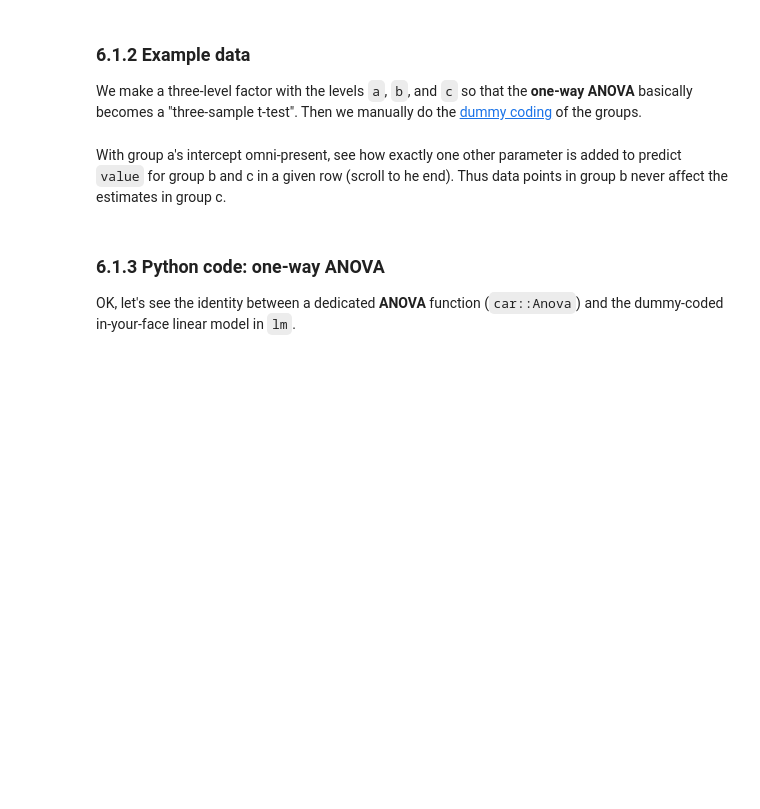
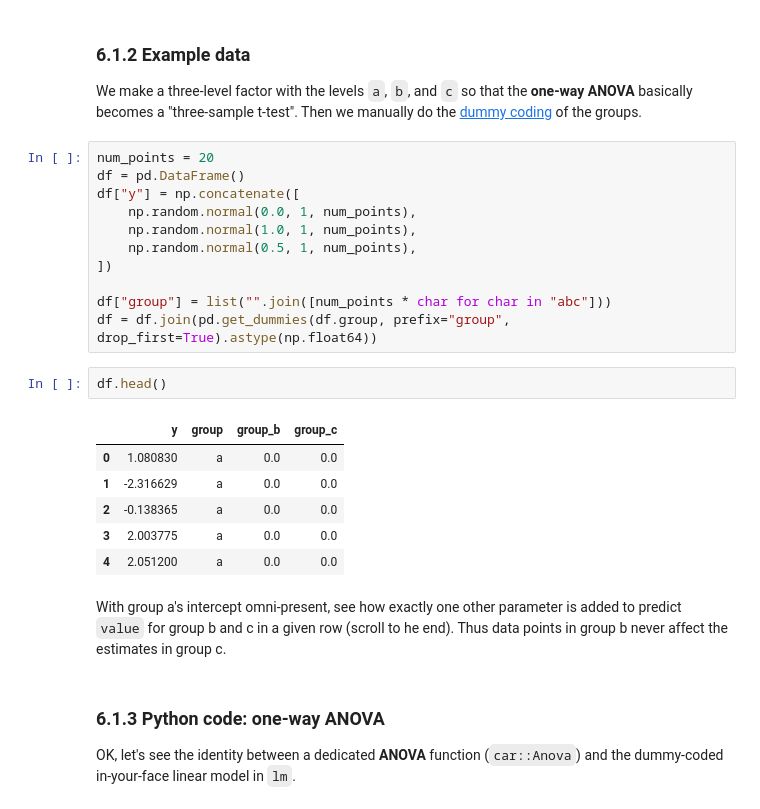
Before and after one commit to eigenfoo/tests-as-linear, a Jupyter notebook: tests-as-linear.ipynb, the cells around one changed output. Saved outputs shown, nothing was run; the diff lists cells and outputs as text; blank space fills up the shorter version.

```diff
--- a/tests-as-linear.ipynb
+++ b/tests-as-linear.ipynb
@@ -423,6 +401,26 @@ This approximation is [good enough for 12 or more data points](https://lindeloev
 ### 6.1.2 Example data
 
 We make a three-level factor with the levels `a`, `b`, and `c` so that the **one-way ANOVA** basically becomes a "three-sample t-test". Then we manually do the [dummy coding](#5.1.2-Theory:-Dummy-coding) of the groups.
+# %%
+num_points = 20
+df = pd.DataFrame()
+df["y"] = np.concatenate([
+    np.random.normal(0.0, 1, num_points),
+    np.random.normal(1.0, 1, num_points),
+    np.random.normal(0.5, 1, num_points),
+])
+
+df["group"] = list("".join([num_points * char for char in "abc"]))
+df = df.join(pd.get_dummies(df.group, prefix="group", drop_first=True).astype(np.float64))
+# %%
+df.head()
+# %% [output]
+|  | y | group | group_b | group_c |
+| 0 | 1.080830 | a | 0.0 | 0.0 |
+| 1 | -2.316629 | a | 0.0 | 0.0 |
+| 2 | -0.138365 | a | 0.0 | 0.0 |
+| 3 | 2.003775 | a | 0.0 | 0.0 |
+| 4 | 2.051200 | a | 0.0 | 0.0 |
 # %% [markdown]
 With group a's intercept omni-present, see how exactly one other parameter is added to predict `value` for group b and c in a given row (scroll to he end). Thus data points in group b never affect the estimates in group c.
 # %% [markdown]
```
Also changed, not shown: parts of 9 cells of this notebook, 7 other files.
